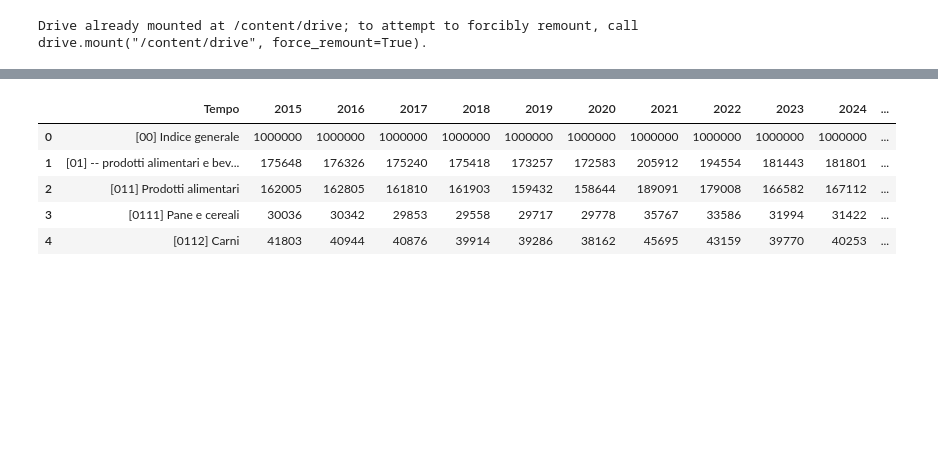
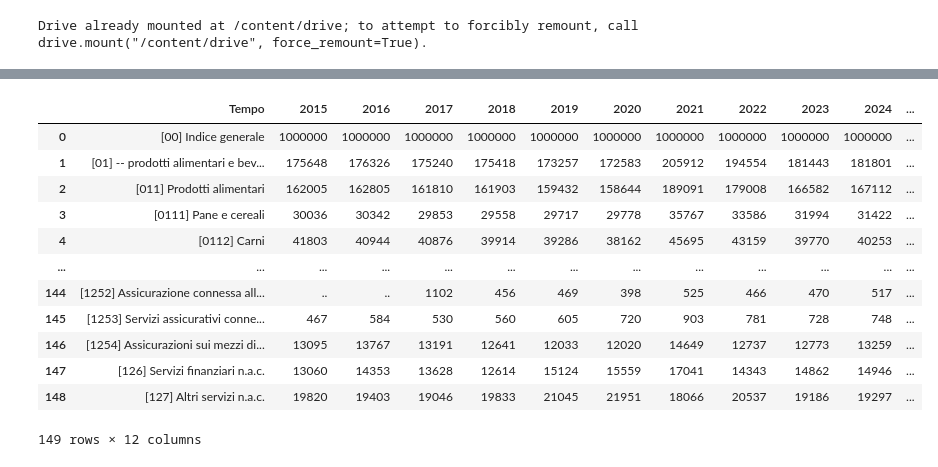
Before and after one commit to Basics2022/bbooks-financial-edu, a Jupyter notebook: code/notebooks/inflation.ipynb, the cells around one changed output, grey strips where cells are left out. Saved outputs shown, nothing was run; the diff lists cells and outputs as text; code cells hidden in the pictures; blank space fills up the shorter version.

```diff
--- a/code/notebooks/inflation.ipynb
+++ b/code/notebooks/inflation.ipynb
@@ -58,9 +67,16 @@ df['prices'].head()
 # %%
-df['weights'].head()
+df['weights']
 # %% [output]
 |  | Tempo | 2015 | 2016 | 2017 | 2018 | 2019 | 2020 | 2021 | 2022 | 2023 | 2024 | ... |
 | 0 | [00] Indice generale | 1000000 | 1000000 | 1000000 | 1000000 | 1000000 | 1000000 | 1000000 | 1000000 | 1000000 | 1000000 | ... |
 | 1 | [01] -- prodotti alimentari e bev... | 175648 | 176326 | 175240 | 175418 | 173257 | 172583 | 205912 | 194554 | 181443 | 181801 | ... |
 | 2 | [011] Prodotti alimentari | 162005 | 162805 | 161810 | 161903 | 159432 | 158644 | 189091 | 179008 | 166582 | 167112 | ... |
 | 3 | [0111] Pane e cereali | 30036 | 30342 | 29853 | 29558 | 29717 | 29778 | 35767 | 33586 | 31994 | 31422 | ... |
 | 4 | [0112] Carni | 41803 | 40944 | 40876 | 39914 | 39286 | 38162 | 45695 | 43159 | 39770 | 40253 | ... |
+| ... | ... | ... | ... | ... | ... | ... | ... | ... | ... | ... | ... | ... |
+| 144 | [1252] Assicurazione connessa all... | .. | .. | 1102 | 456 | 469 | 398 | 525 | 466 | 470 | 517 | ... |
+| 145 | [1253] Servizi assicurativi conne... | 467 | 584 | 530 | 560 | 605 | 720 | 903 | 781 | 728 | 748 | ... |
+| 146 | [1254] Assicurazioni sui mezzi di... | 13095 | 13767 | 13191 | 12641 | 12033 | 12020 | 14649 | 12737 | 12773 | 13259 | ... |
+| 147 | [126] Servizi finanziari n.a.c. | 13060 | 14353 | 13628 | 12614 | 15124 | 15559 | 17041 | 14343 | 14862 | 14946 | ... |
+| 148 | [127] Altri servizi n.a.c. | 19820 | 19403 | 19046 | 19833 | 21045 | 21951 | 18066 | 20537 | 19186 | 19297 | ... |
+149 rows × 12 columns
```
Also changed, not shown: parts of 30 cells of this notebook, 1 other file.
